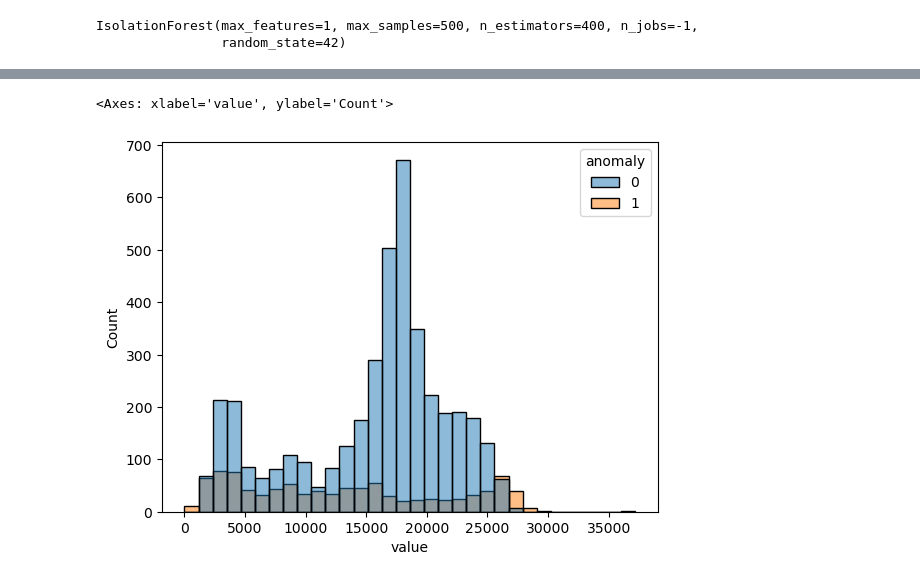
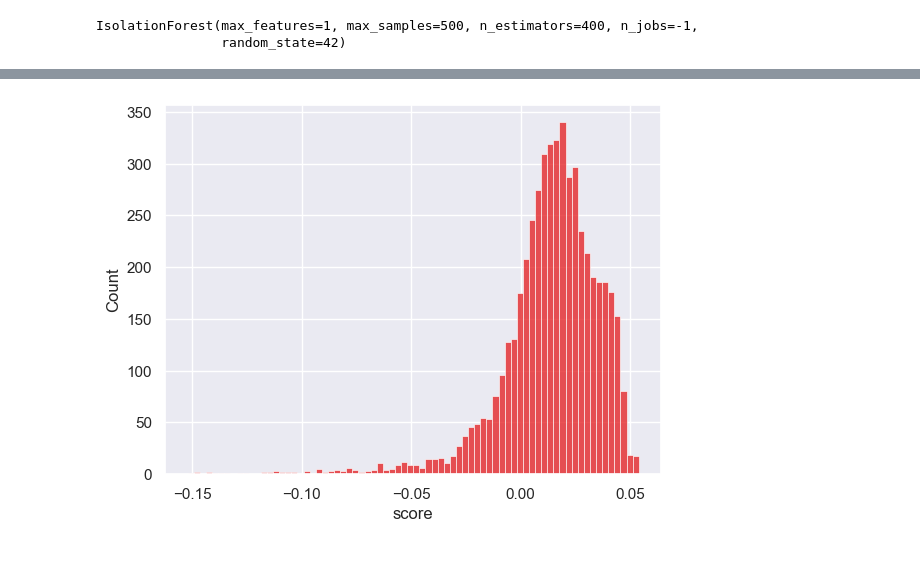
Before and after one commit to iamblack08/anomaly-detection, a Jupyter notebook: main.ipynb, the cells around one changed output, grey strips where cells are left out. Drawn from its saved outputs; the diff is of its cells as text; code cells hidden in the pictures.

```diff
--- a/main.ipynb
+++ b/main.ipynb
@@ -180,5 +183,6 @@ sns.scatterplot(data=hourly, x='x', y='y', hue='anomaly')
-# %%
-sns.histplot(data=hourly, x='value', hue='anomaly')
-# %% [output]
-<Axes: xlabel='value', ylabel='Count'>
-[figure, removed]
+# %%
+sns.histplot(data=hourly, x='score')
+
+plt.show()
+# %% [output]
+[figure, added]
```
Also changed, not shown: parts of 25 cells of this notebook.
